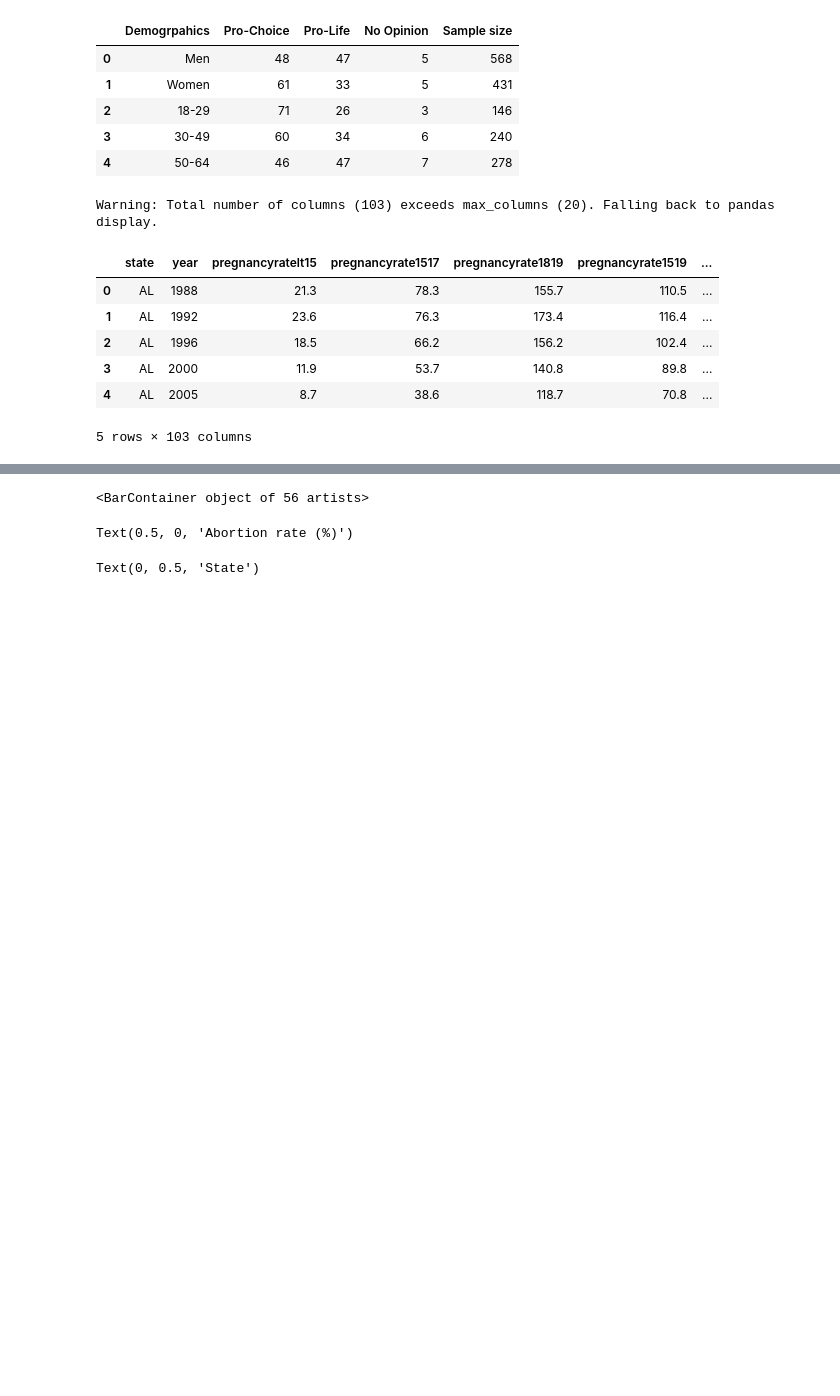
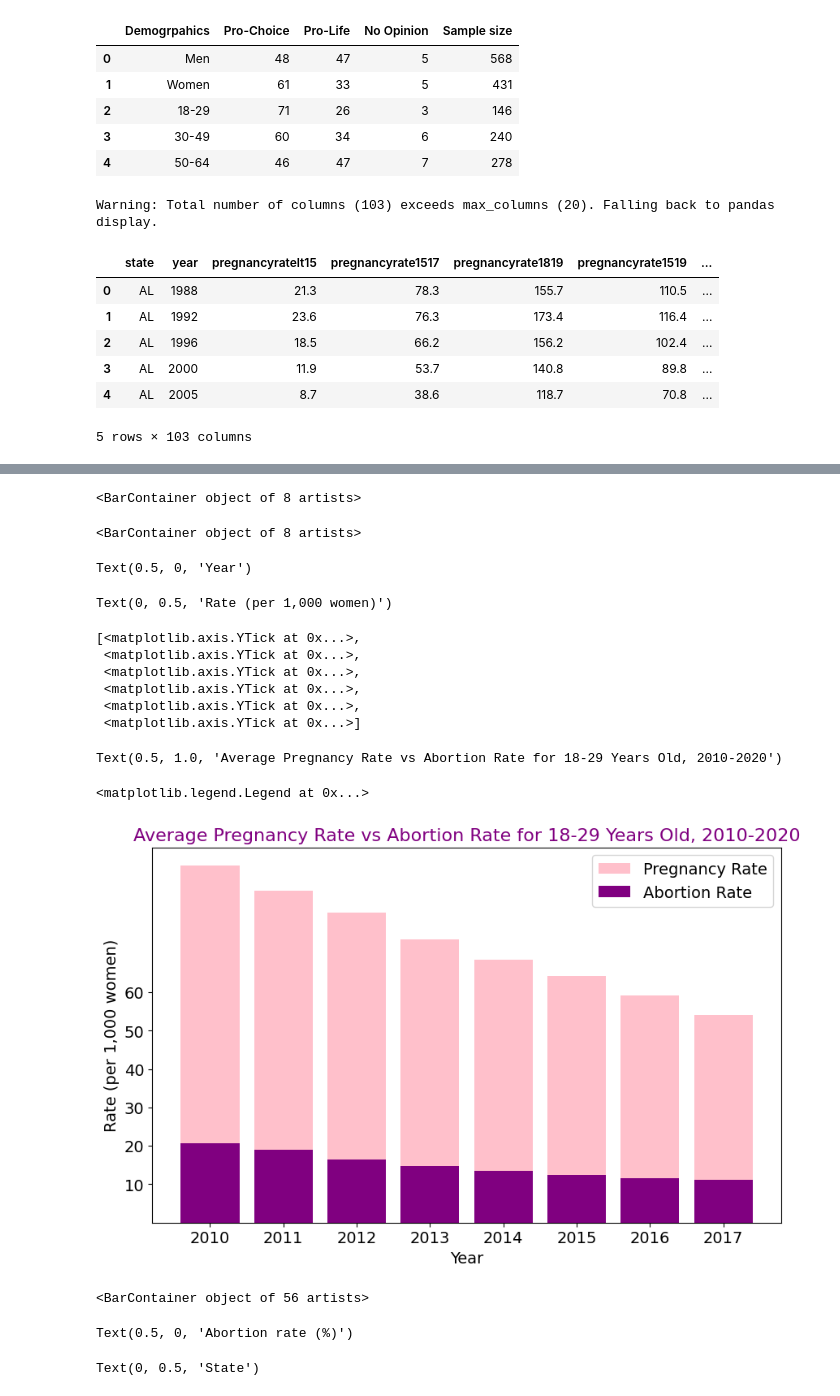
Before and after one commit to Mmarlo5/psychic-doodle, a Jupyter notebook: Copy_of_Problem_Set_5.ipynb, the cells around one changed output, grey strips where cells are left out. Cells and saved outputs as stored; diff of their text form; code cells hidden in the pictures; blank space fills up the shorter version.

```diff
--- a/Copy_of_Problem_Set_5.ipynb
+++ b/Copy_of_Problem_Set_5.ipynb
@@ -408,3 +410,50 @@ Text(0.5, 1.0, 'Average Pregnancy Rate vs Abortion Rate for 18-29 Years Old, 201
+# %%
+# Load the data into a Pandas dataframe
+df = pd.read_csv("https://raw.githubusercontent.com/Mmarlo5/psychic-doodle/main/NationalAndStatePregnancy_PublicUse.csv")
+
+# Filter the data for the age group of 18-29 years old and the years from 2010 to 2020
+df_filtered = df[(df["year"] >= 2010) & (df["year"] <= 2020) & (df["pregnancyrate1819"].notnull()) & (df["abortionrate1819"].notnull())]
+
+# Calculate the mean pregnancy rate and abortion rate for each year
+df_mean = df_filtered.groupby("year")[["pregnancyrate1819", "abortionrate1819"]].mean().reset_index()
+
+# Create a bar chart for the mean pregnancy rate and abortion rate for each year
+fig, ax = plt.subplots(figsize=(10, 6))
+ax.bar(df_mean["year"], df_mean["pregnancyrate1819"], label="Pregnancy Rate", color="pink")
+ax.bar(df_mean["year"], df_mean["abortionrate1819"], label="Abortion Rate", color="purple")
+
+# Set the x-axis label
+ax.set_xlabel("Year")
+
+# Set the y-axis label
+ax.set_ylabel("Rate (per 1,000 women)")
+
+# Set the y-axis tick marks
+ax.set_yticks(range(10, 70, 10))
+
+# Set the title of the graph
+ax.set_title("Average Pregnancy Rate vs Abortion Rate for 18-29 Years Old, 2010-2020", fontsize=16, color="purple")
+
+# Add a legend
+ax.legend()
+
+# Display the graph
+plt.show()
+#The data is per 1,000 women, but that scale still does not seem right.
+# %% [output]
+<BarContainer object of 8 artists>
+<BarContainer object of 8 artists>
+Text(0.5, 0, 'Year')
+Text(0, 0.5, 'Rate (per 1,000 women)')
+[<matplotlib.axis.YTick at 0x...>,
+ <matplotlib.axis.YTick at 0x...>,
+ <matplotlib.axis.YTick at 0x...>,
+ <matplotlib.axis.YTick at 0x...>,
+ <matplotlib.axis.YTick at 0x...>,
+ <matplotlib.axis.YTick at 0x...>]
+Text(0.5, 1.0, 'Average Pregnancy Rate vs Abortion Rate for 18-29 Years Old, 2010-2020')
+<matplotlib.legend.Legend at 0x...>
+[figure, added]
 # %%
 # create a pandas DataFrame with the relevant columns
 abortionmerge = pd.DataFrame({
```
Also changed, not shown: parts of 12 cells of this notebook.
